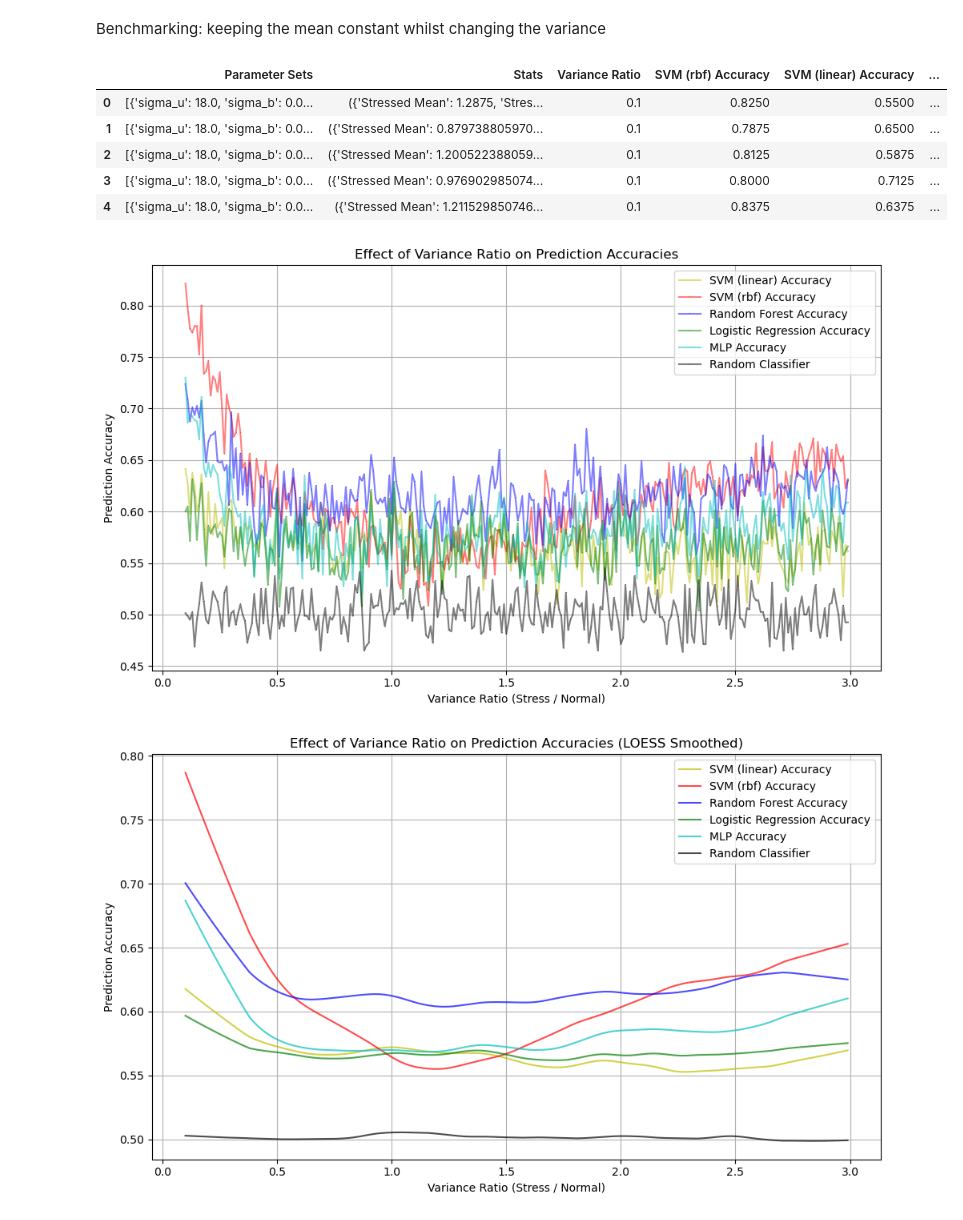
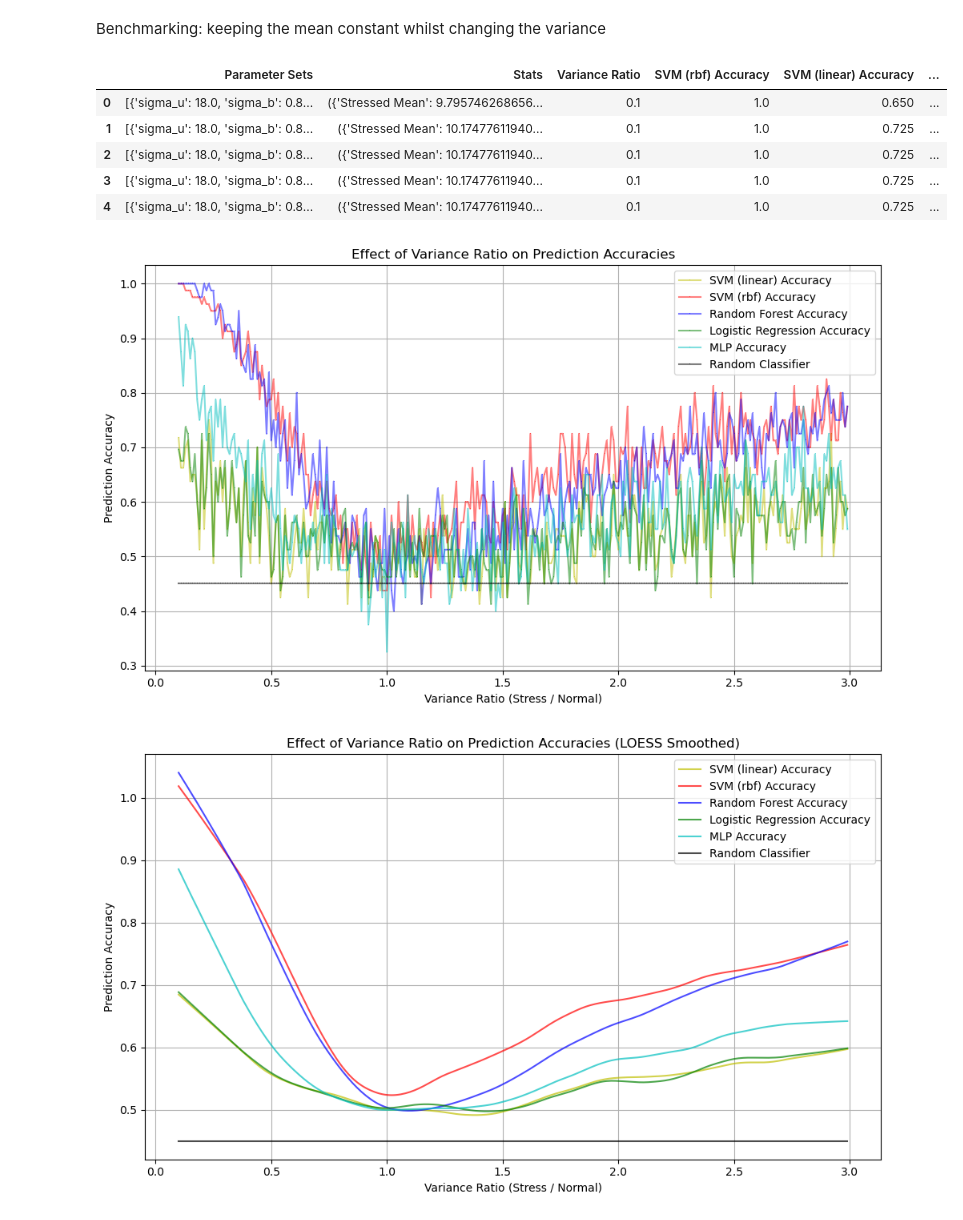
Before and after one commit to GrignardReagent/SSA, a Jupyter notebook: notebooks/WIP_classification_benchmark.ipynb, the cells around one changed output. Drawn from its saved outputs; the diff is of its cells as text; code cells hidden in the pictures.

Commit message:
Successfully fixed mean and variance together; Add new script for variance ratio simulations and update .gitignore for new data files

```diff
--- a/notebooks/WIP_classification_benchmark.ipynb
+++ b/notebooks/WIP_classification_benchmark.ipynb
@@ -222,15 +222,15 @@ plt.show()
 Benchmarking: keeping the mean constant whilst changing the variance
 # %%
 # Read in accuracy data
-df_acc_results = pd.read_csv("data/accuracy_results_22_03_2025.csv")
+df_acc_results = pd.read_csv("data/accuracy_results_26_03_2025.csv")
 df_acc_results.head()
 # %% [output]
 |  | Parameter Sets | Stats | Variance Ratio | SVM (rbf) Accuracy | SVM (linear) Accuracy | ... |
-| 0 | [{'sigma_u': 18.0, 'sigma_b': 0.0... | ({'Stressed Mean': 1.2875, 'Stres... | 0.1 | 0.8250 | 0.5500 | ... |
-| 1 | [{'sigma_u': 18.0, 'sigma_b': 0.0... | ({'Stressed Mean': 0.879738805970... | 0.1 | 0.7875 | 0.6500 | ... |
-| 2 | [{'sigma_u': 18.0, 'sigma_b': 0.0... | ({'Stressed Mean': 1.200522388059... | 0.1 | 0.8125 | 0.5875 | ... |
-| 3 | [{'sigma_u': 18.0, 'sigma_b': 0.0... | ({'Stressed Mean': 0.976902985074... | 0.1 | 0.8000 | 0.7125 | ... |
-| 4 | [{'sigma_u': 18.0, 'sigma_b': 0.0... | ({'Stressed Mean': 1.211529850746... | 0.1 | 0.8375 | 0.6375 | ... |
+| 0 | [{'sigma_u': 18.0, 'sigma_b': 0.8... | ({'Stressed Mean': 9.795746268656... | 0.1 | 1.0 | 0.650 | ... |
+| 1 | [{'sigma_u': 18.0, 'sigma_b': 0.8... | ({'Stressed Mean': 10.17477611940... | 0.1 | 1.0 | 0.725 | ... |
+| 2 | [{'sigma_u': 18.0, 'sigma_b': 0.8... | ({'Stressed Mean': 10.17477611940... | 0.1 | 1.0 | 0.725 | ... |
+| 3 | [{'sigma_u': 18.0, 'sigma_b': 0.8... | ({'Stressed Mean': 10.17477611940... | 0.1 | 1.0 | 0.725 | ... |
+| 4 | [{'sigma_u': 18.0, 'sigma_b': 0.8... | ({'Stressed Mean': 10.17477611940... | 0.1 | 1.0 | 0.725 | ... |
 # %%
 # Extract the variance ratios and accuracies
 variance_ratios_recorded = df_acc_results["Variance Ratio"].unique()
@@ -285,5 +285,5 @@ plt.tight_layout()
 plt.savefig("figs/variance_ratio_vs_accuracy_loess.png")
 plt.show()
 # %% [output]
-[figure, old version]
+[figure, new version]
-[figure, old version]
+[figure, new version]
```
Also changed, not shown: 12 other files.
